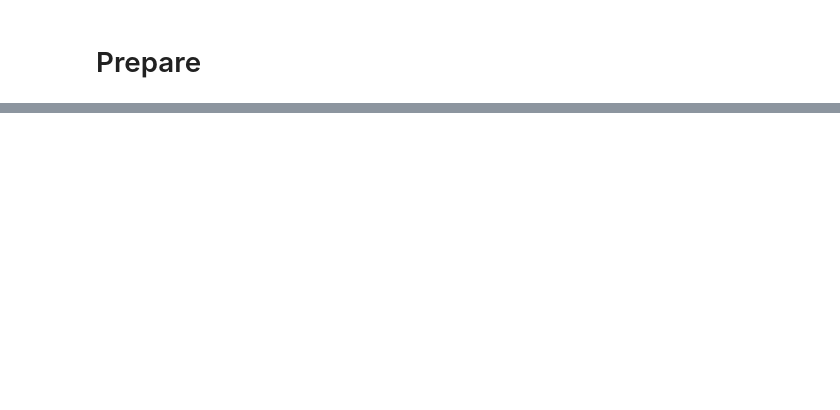
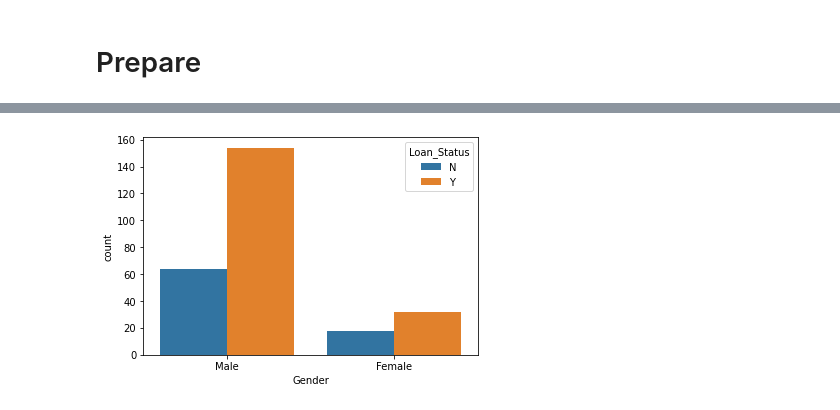
Before and after one commit to SLawsonWoods/Loan_Status_Classification_Project, a Jupyter notebook: my_project.ipynb, the cells around one changed output, grey strips where cells are left out. Saved outputs shown, nothing was run; the diff lists cells and outputs as text; code cells hidden in the pictures; blank space fills up the shorter version.

```diff
--- a/my_project.ipynb
+++ b/my_project.ipynb
@@ -80,0 +243,6 @@ def prep_function():
+# %%
+# plot senior_citizen by churn in a countplot
+sns.countplot(data=train, x='Gender', hue='Loan_Status')
+plt.show()
+# %% [output]
+[figure, added]
```
Also changed, not shown: parts of 36 cells of this notebook, 1 other file.
